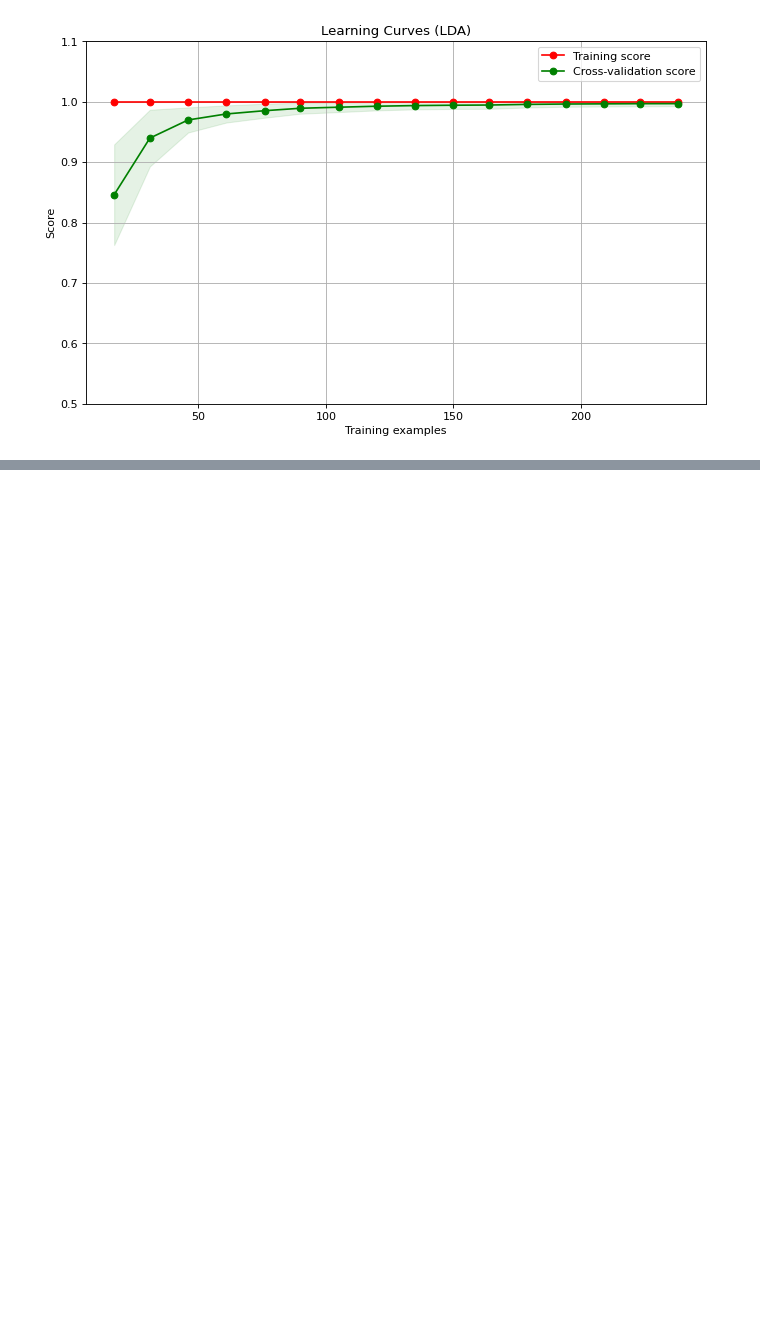
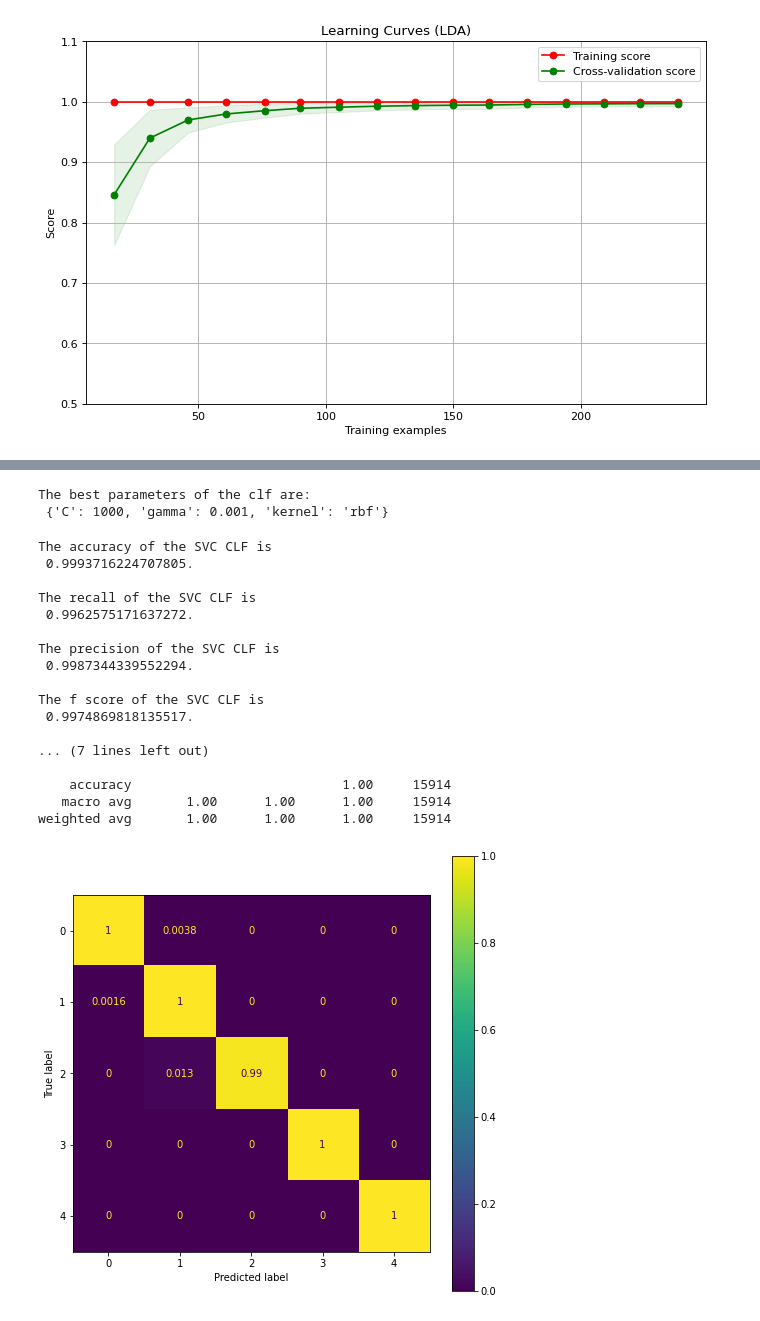
Before and after one commit to Amirosein/AGB-stars-ML-project, a Jupyter notebook: Milestone2/AGB_Project_2.ipynb, the cells around one changed output, grey strips where cells are left out. Drawn from its saved outputs; the diff is of its cells as text; code cells hidden in the pictures; blank space fills up the shorter version.

```diff
--- a/Milestone2/AGB_Project_2.ipynb
+++ b/Milestone2/AGB_Project_2.ipynb
@@ -349,0 +362,36 @@ plot_learning_curve(estimator, title, X_ps, Y_O, ylim=(0.5, 1.1),
+# %%
+# Grid search
+
+clf = SVC()
+
+params = {'C': [ 1 , 10 , 100 , 1000] ,
+              'gamma': [ 0.1, 0.01 , 0.001 ],
+              'kernel': ['rbf']}
+x_train, x_test, y_train, y_test= train_test_split(X_ps, Y_O.values.ravel(), test_size=0.2, random_state=42)
+
+Sclf = grid_search(clf, x_train, y_train, params)
+# %% [output]
+The best parameters of the clf are:
+ {'C': 1000, 'gamma': 0.001, 'kernel': 'rbf'}
+# %%
+Model_eval(Sclf, x_test , y_test ,
+           normalize='true', Modelname='SVC')
+# %% [output]
+The accuracy of the SVC CLF is
+ 0.9993716224707805.
+
+The recall of the SVC CLF is
+ 0.9962575171637272.
+
+The precision of the SVC CLF is
+ 0.9987344339552294.
+
+The f score of the SVC CLF is
+ 0.9974869818135517.
+
+... (7 lines left out)
+
+    accuracy                           1.00     15914
+   macro avg       1.00      1.00      1.00     15914
+weighted avg       1.00      1.00      1.00     15914
+[figure, added]
```
Also changed, not shown: parts of 4 cells of this notebook.
